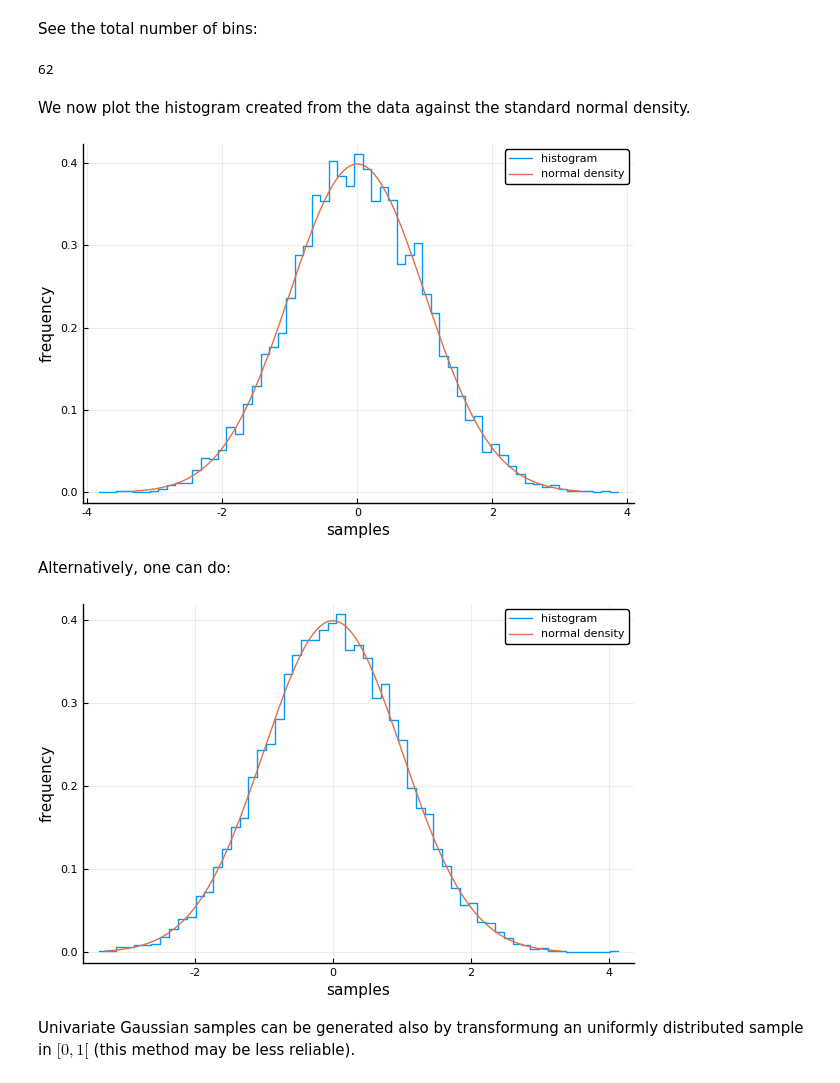
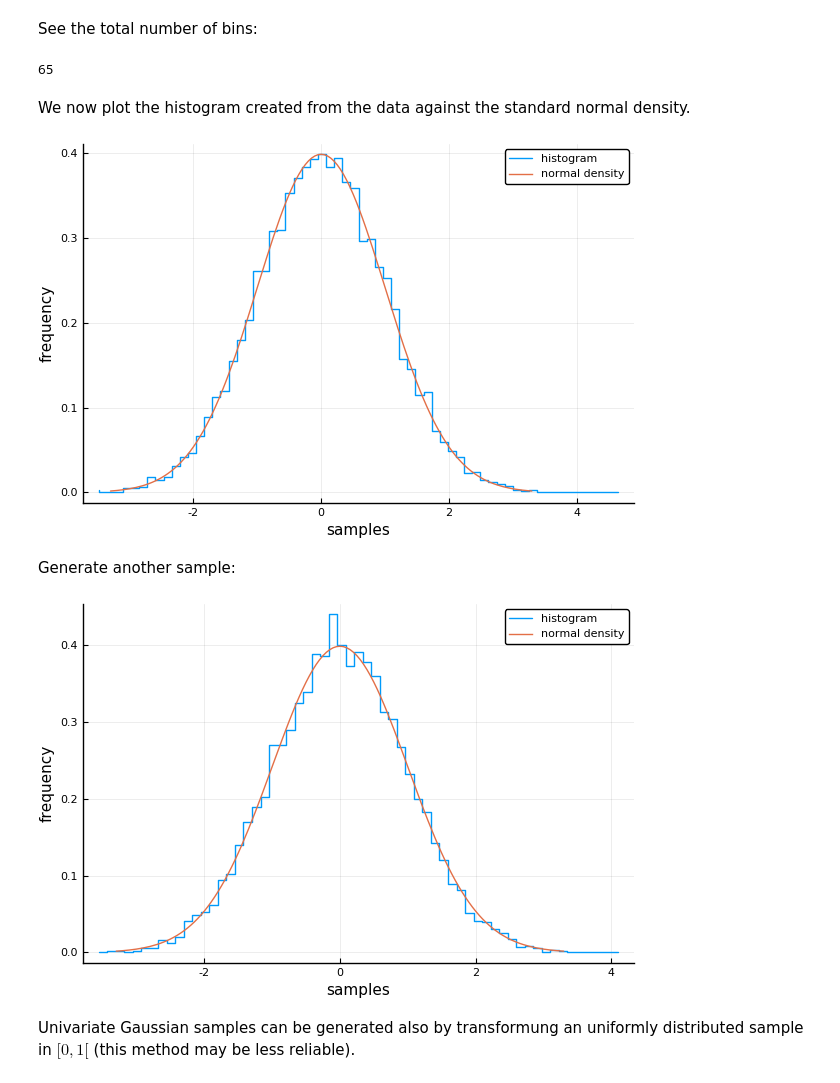
Before and after one commit to AndrewLyasoff/SMAP, a Jupyter notebook: Multivariate_Normal_Dist_Examples_Julia.ipynb, the cells around one changed output. Drawn from its saved outputs; the diff is of its cells as text; code cells hidden in the pictures.

```diff
--- a/Multivariate_Normal_Dist_Examples_Julia.ipynb
+++ b/Multivariate_Normal_Dist_Examples_Julia.ipynb
@@ -38,5 +46,5 @@ Now create 10000 randomly sampled points from the standard univariate Gaussian l
 # %%
-nval=randn!(MersenneTwister(215565897634598),zeros(10000));
+nval=randn!(zeros(10000));
 U,V=hstgram(nval);
 VV=V/(sum(V)*(U[2]-U[1]));
 # %% [markdown]
@@ -44,28 +52,28 @@ See the total number of bins:
 # %%
 length(VV)
 # %% [output]
-62
+65
 # %% [markdown]
 We now plot the histogram created from the data against the standard normal density.
 # %%
-plot(U+(U[2]-U[1])/2,VV,line=(:steppre,1),linewidth=0.05,label="histogram")
+plot(U.+(U[2]-U[1])/2,VV,line=(:steppre,1),linewidth=0.05,label="histogram")
 xlabel!("samples")
 ylabel!("frequency")
 plot!(-3.3:0.05:3.3,val,label="normal density")
 # %% [output]
-[figure, old version]
+[figure, new version]
-# %% [markdown]
-Alternatively, one can do:
+# %% [markdown]
+Generate another sample:
 # %%
 nval=randn(10000);
 U,V=hstgram(nval);
 VV=V/(sum(V)*(U[2]-U[1]));
-plot(U+(U[2]-U[1])/2,VV,line=(:steppre,1),linewidth=0.05,label="histogram")
+plot(U.+(U[2]-U[1])/2,VV,line=(:steppre,1),linewidth=0.05,label="histogram")
 xlabel!("samples")
 ylabel!("frequency")
 plot!(-3.3:0.05:3.3,val,label="normal density")
 # %% [output]
-[figure, old version]
+[figure, new version]
 # %% [markdown]
 Univariate Gaussian samples can be generated also by transformung an uniformly distributed sample in $[0,1[$ (this method may be less reliable).
 # %%
```
Also changed, not shown: parts of 27 cells of this notebook.
